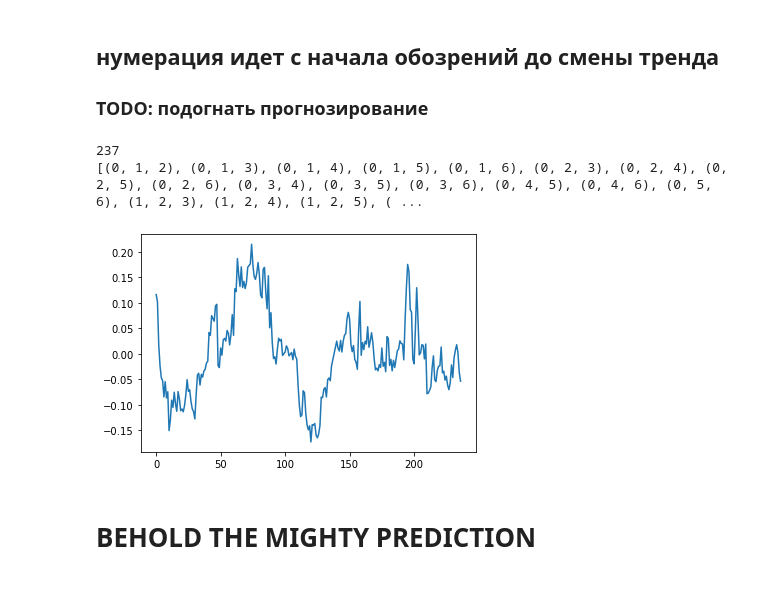
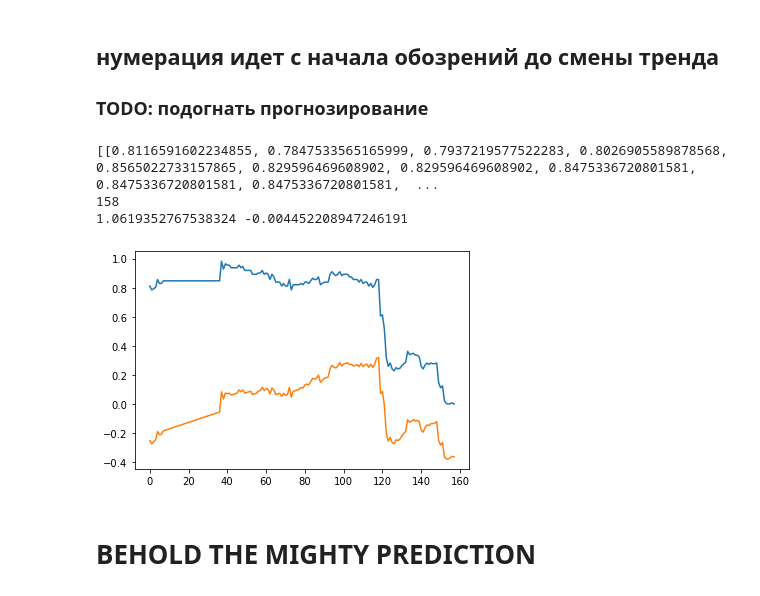
Before and after one commit to BorovTech/Timeseries_project, a Jupyter notebook: prediction_fixed_patterns.ipynb, the cells around one changed output. Drawn from its saved outputs; the diff is of its cells as text; code cells hidden in the pictures.

Commit message:
fixed series order, final steps of prediction

```diff
--- a/prediction_fixed_patterns.ipynb
+++ b/prediction_fixed_patterns.ipynb
@@ -93,6 +92,23 @@ def gen_sample_in_point_with_q(values, window, pattern, pos):
         return vals
     else:
         return None
+
+
+def detrend(data_matrix):
+    ans = []
+    for data_list in data_matrix:
+        series = pd.Series(data_list)
+        X = [i for i in range(0, len(series))]
+        X = np.reshape(X, (len(X), 1))
+        y = series.values
+        model = LinearRegression()
+        model.fit(X, y)
+        beta = model.intercept_
+        alpha = model.coef_
+        trend = model.predict(X)
+        detrended = [y[i]-trend[i] for i in range(0, len(series))]
+        ans.append(detrended)
+    return ans, beta, alpha
 # %%
 # loading patterns and motifs that we use
 centers = dict()
@@ -184,25 +190,31 @@ def generate_predictions(centers, return_set_pred=False, real_mode='test', EPS=0
     return preds
 # %%
 df = pd.read_csv('data/test/part_5.csv')
-df_pred = df.loc[df.index == 100]
+
+df_pred = df.loc[df.index == 51]
 df_pred = df_pred.drop(labels=['Ticker', 'index', 'Date'], axis=1)
 df_pred = df_pred.dropna(axis=1)
 
 xs_temp = df_pred.values.tolist()
-xs = detrend(xs_temp)
+xs_temp[0] = xs_temp[0][::-1]
+print(xs_temp)
+sns.lineplot(y=xs_temp[0], x=list(range(len(xs_temp[0]))))
+
+xs, beta, alpha = detrend(xs_temp)
+alpha = float(alpha)
 xs = list(np.array(xs).flatten())
-#xs = xs[::-1]
 sns.lineplot(y=xs, x=list(range(len(xs))))
 print(len(xs))
+print(beta, alpha)
 patterns = []
 for x in centers.keys():
     temp = tuple(map(int, x.split(",")))
     patterns.append(temp[:-1])
-print(patterns)
 # %% [output]
-237
-[(0, 1, 2), (0, 1, 3), (0, 1, 4), (0, 1, 5), (0, 1, 6), (0, 2, 3), (0, 2, 4), (0, 2, 5), (0, 2, 6), (0, 3, 4), (0, 3, 5), (0, 3, 6), (0, 4, 5), (0, 4, 6), (0, 5, 6), (1, 2, 3), (1, 2, 4), (1, 2, 5), ( ...
+[[0.8116591602234855, 0.7847533565165999, 0.7937219577522283, 0.8026905589878568, 0.8565022733157865, 0.829596469608902, 0.829596469608902, 0.8475336720801581, 0.8475336720801581, 0.8475336720801581,  ...
+158
+1.0619352767538324 -0.004452208947246191
-[figure, old version]
+[figure, new version]
 # %% [markdown]
 # BEHOLD THE MIGHTY PREDICTION
 # %%
```
Also changed, not shown: parts of 6 cells of this notebook.
